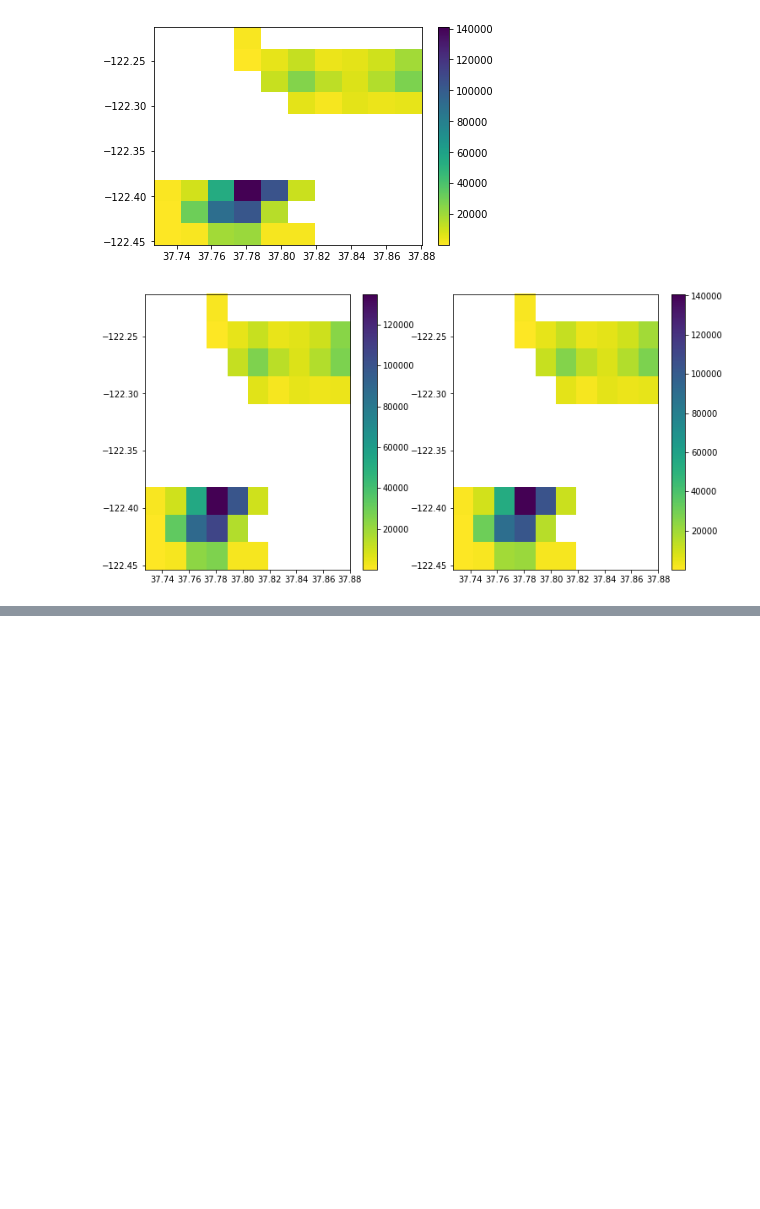
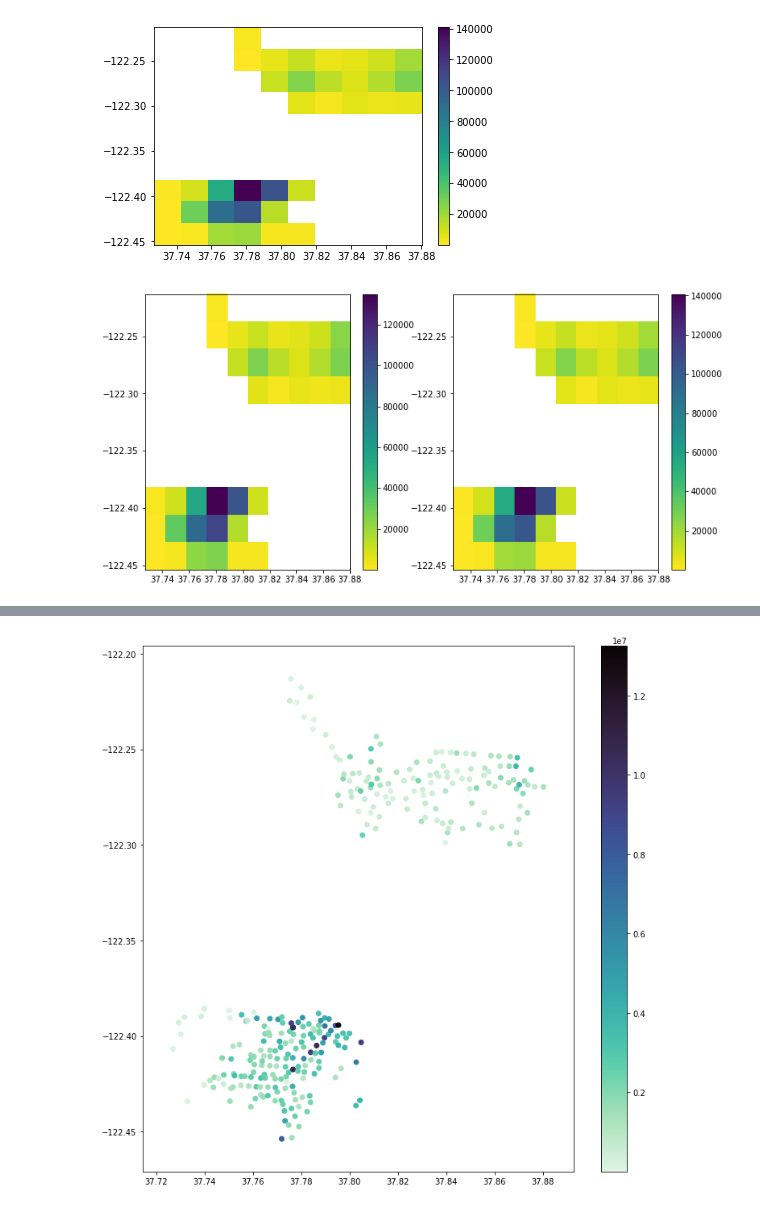
Before and after one commit to Jestefano/Ford_GoBike, a Jupyter notebook: Proyect.ipynb, the cells around one changed output, grey strips where cells are left out. Drawn from its saved outputs; the diff is of its cells as text; code cells hidden in the pictures; blank space fills up the shorter version.

```diff
--- a/Proyect.ipynb
+++ b/Proyect.ipynb
@@ -530,0 +510,5 @@ plt.colorbar();
+# %%
+#Now we reduce the data so that we can group it
+df_3 = df_aux
+df_3 = df_3.loc[:,['start_station_latitude','start_station_longitude','duration_sec']]
+df_3.head()
@@ -530,0 +530,3 @@ plt.colorbar();
+# %%
+#We group by latitude and longitude, and we add durations:
+w = df_3.groupby(['start_station_latitude','start_station_longitude'],as_index = False).sum()
@@ -530,0 +542,8 @@ plt.colorbar();
+# %%
+import seaborn as sbn
+plt.figure(figsize = (12,12))
+plt.scatter(data = w, x = 'start_station_latitude', y = 'start_station_longitude', c = 'duration_sec',
+           cmap = 'mako_r')
+plt.colorbar();
+# %% [output]
+[figure, added]
```
Also changed, not shown: parts of 54 cells of this notebook, 3 other files.
